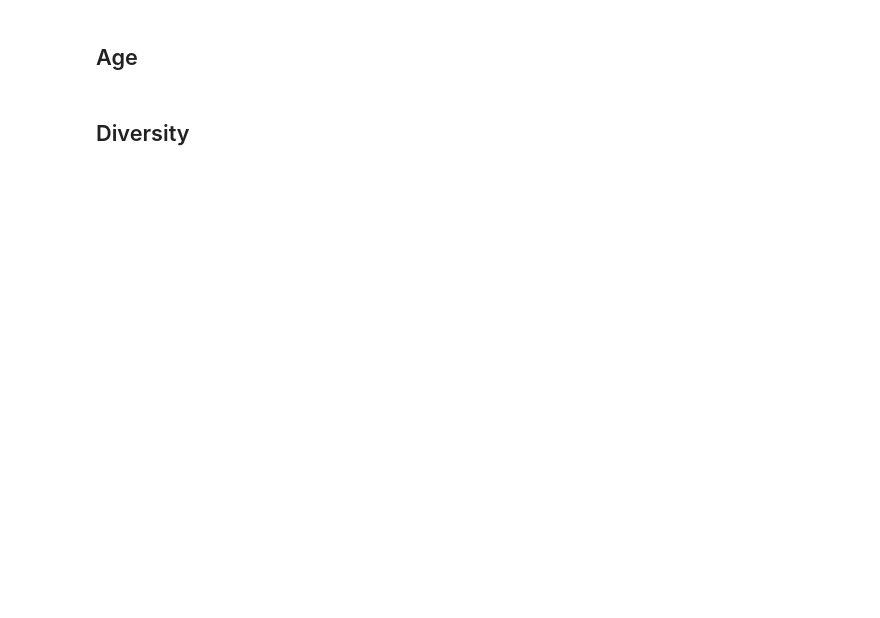
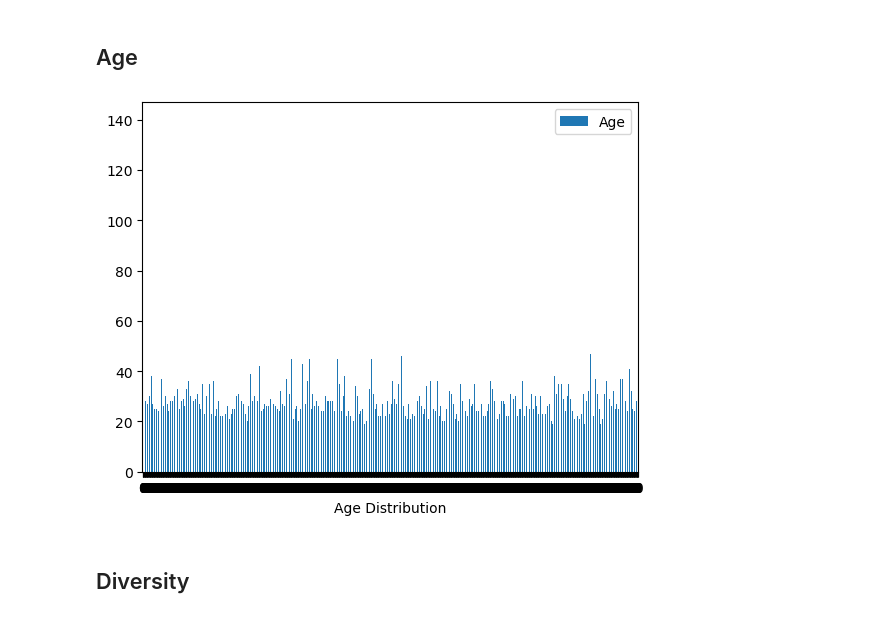
Before and after one commit to laura-DGM/dataAnalytics, a Jupyter notebook: projects/tinder/workingNoteBook.ipynb, the cells around one changed output. Saved outputs shown, nothing was run; the diff lists cells and outputs as text; code cells hidden in the pictures; blank space fills up the shorter version.

```diff
--- a/projects/tinder/workingNoteBook.ipynb
+++ b/projects/tinder/workingNoteBook.ipynb
@@ -406,3 +416,13 @@ allBirthDates
+# %%
+import matplotlib
+#dataset age distribution
+allBirthDates
+
+
+graph1 = pd.DataFrame({'Age Distribution':0, 'Age':allBirthDates})
+ax = graph1.plot.bar(x='Age Distribution', y='Age', rot=0)
+# %% [output]
+[figure, added]
 # %% [markdown]
 ## Diversity
 # %%
```
Also changed, not shown: parts of 34 cells of this notebook.
